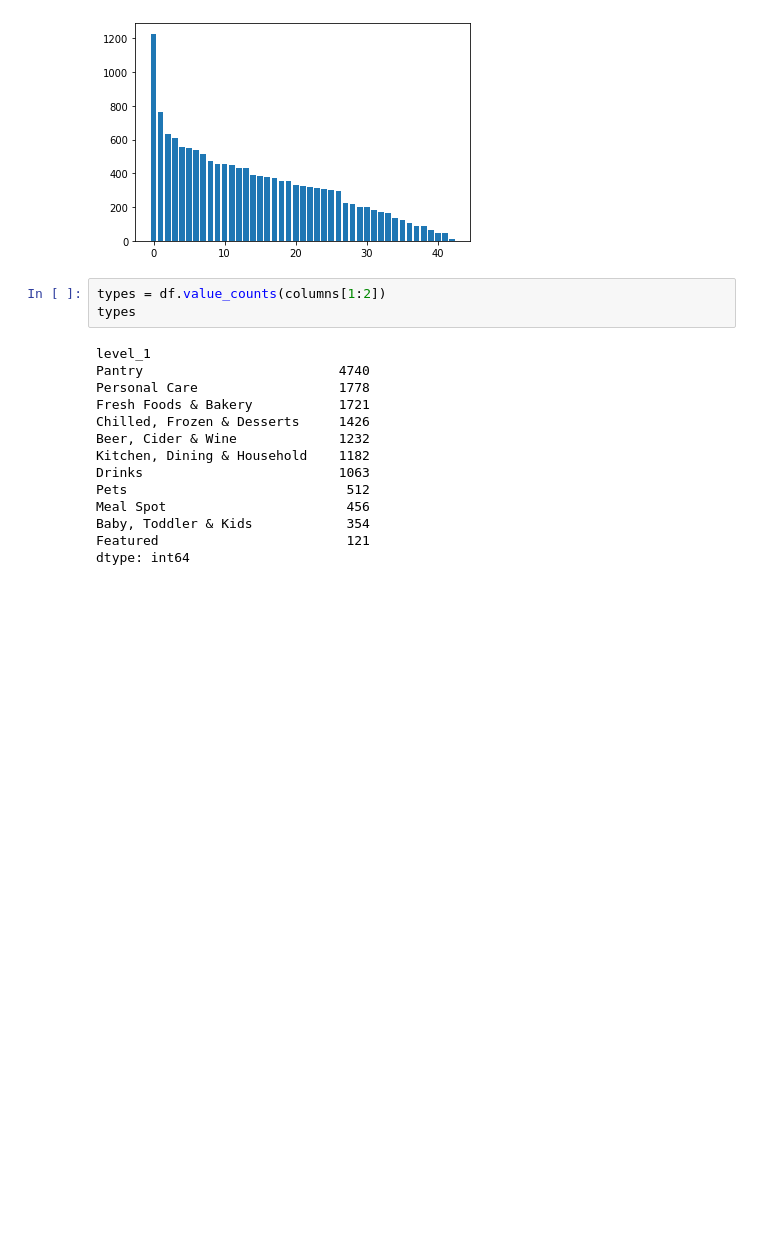
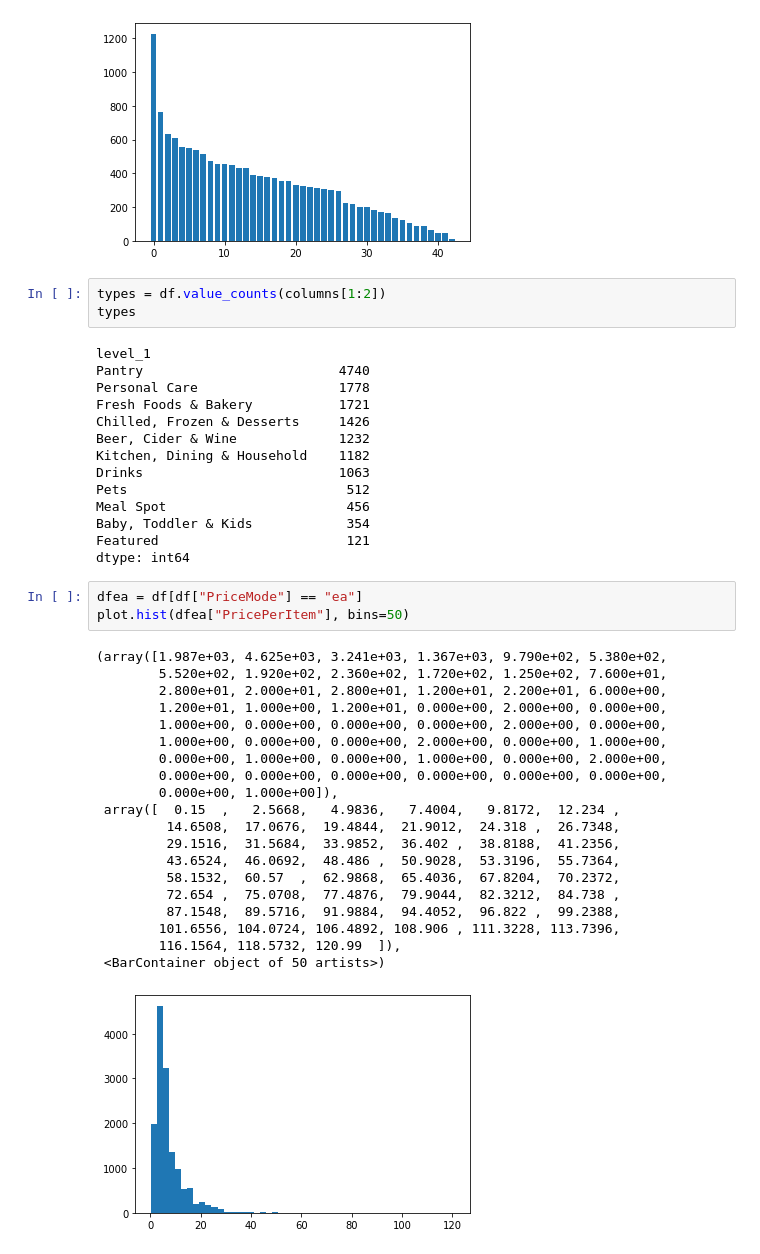
Before and after one commit to lxf44944/babistep_classification, a Jupyter notebook: project/dataexploration.ipynb, the cells around one changed output. Cells and saved outputs as stored; diff of their text form; blank space fills up the shorter version.

```diff
--- a/project/dataexploration.ipynb
+++ b/project/dataexploration.ipynb
@@ -96,3 +89,27 @@ Meal Spot                       456
 Baby, Toddler & Kids            354
 Featured                        121
 dtype: int64
+# %%
+dfea = df[df["PriceMode"] == "ea"]
+plot.hist(dfea["PricePerItem"], bins=50)
+# %% [output]
+(array([1.987e+03, 4.625e+03, 3.241e+03, 1.367e+03, 9.790e+02, 5.380e+02,
+        5.520e+02, 1.920e+02, 2.360e+02, 1.720e+02, 1.250e+02, 7.600e+01,
+        2.800e+01, 2.000e+01, 2.800e+01, 1.200e+01, 2.200e+01, 6.000e+00,
+        1.200e+01, 1.000e+00, 1.200e+01, 0.000e+00, 2.000e+00, 0.000e+00,
+        1.000e+00, 0.000e+00, 0.000e+00, 0.000e+00, 2.000e+00, 0.000e+00,
+        1.000e+00, 0.000e+00, 0.000e+00, 2.000e+00, 0.000e+00, 1.000e+00,
+        0.000e+00, 1.000e+00, 0.000e+00, 1.000e+00, 0.000e+00, 2.000e+00,
+        0.000e+00, 0.000e+00, 0.000e+00, 0.000e+00, 0.000e+00, 0.000e+00,
+        0.000e+00, 1.000e+00]),
+ array([  0.15  ,   2.5668,   4.9836,   7.4004,   9.8172,  12.234 ,
+         14.6508,  17.0676,  19.4844,  21.9012,  24.318 ,  26.7348,
+         29.1516,  31.5684,  33.9852,  36.402 ,  38.8188,  41.2356,
+         43.6524,  46.0692,  48.486 ,  50.9028,  53.3196,  55.7364,
+         58.1532,  60.57  ,  62.9868,  65.4036,  67.8204,  70.2372,
+         72.654 ,  75.0708,  77.4876,  79.9044,  82.3212,  84.738 ,
+         87.1548,  89.5716,  91.9884,  94.4052,  96.822 ,  99.2388,
+        101.6556, 104.0724, 106.4892, 108.906 , 111.3228, 113.7396,
+        116.1564, 118.5732, 120.99  ]),
+ <BarContainer object of 50 artists>)
+[figure, added]
```
Also changed, not shown: parts of 9 cells of this notebook.
